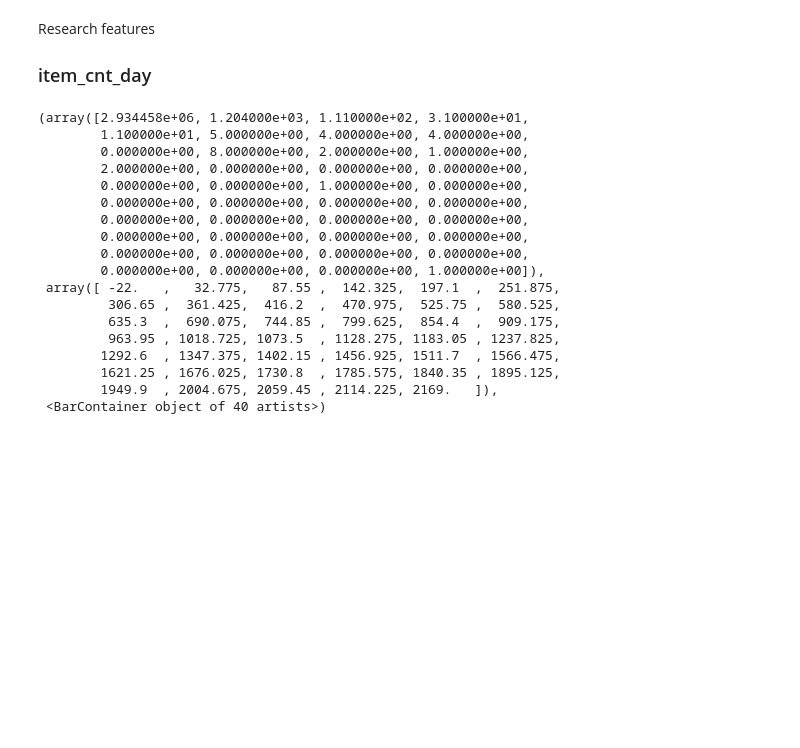
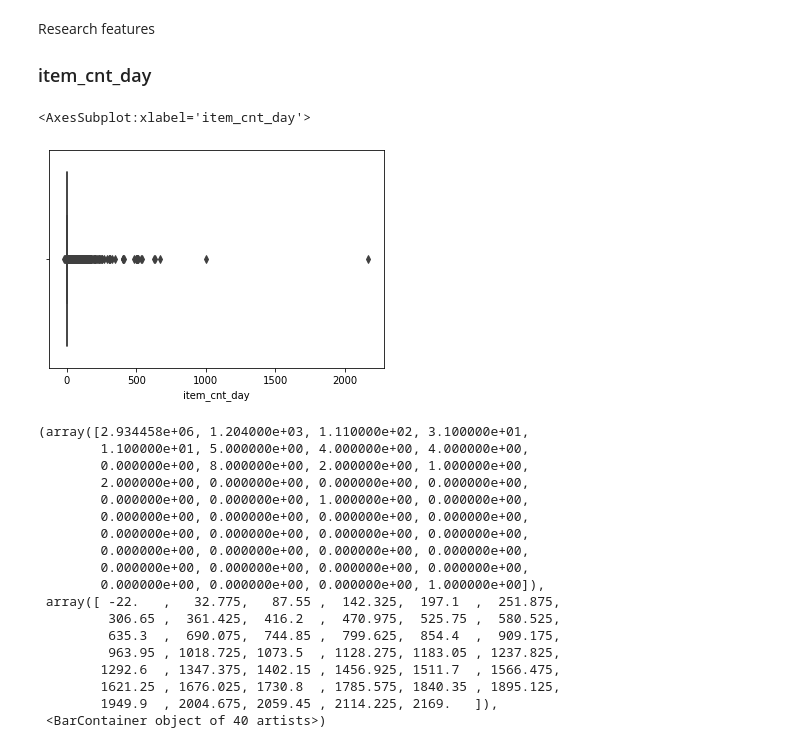
Before and after one commit to beatwad/predict_future_sales, a Jupyter notebook: Pred_Fut_Sales.ipynb, the cells around one changed output. Drawn from its saved outputs; the diff is of its cells as text; code cells hidden in the pictures; blank space fills up the shorter version.

```diff
--- a/Pred_Fut_Sales.ipynb
+++ b/Pred_Fut_Sales.ipynb
@@ -97,6 +120,11 @@ dtype: int64
 Research features
 
 ### item_cnt_day
+# %%
+sns.boxplot(x='item_cnt_day', data=sales_train)
+# %% [output]
+<AxesSubplot:xlabel='item_cnt_day'>
+[figure, added]
 # %%
 plt.figure(figsize=(12,6))
 plt.xlabel('Number of sold items for a day')
```
Also changed, not shown: parts of 20 cells of this notebook, 1 other file.
